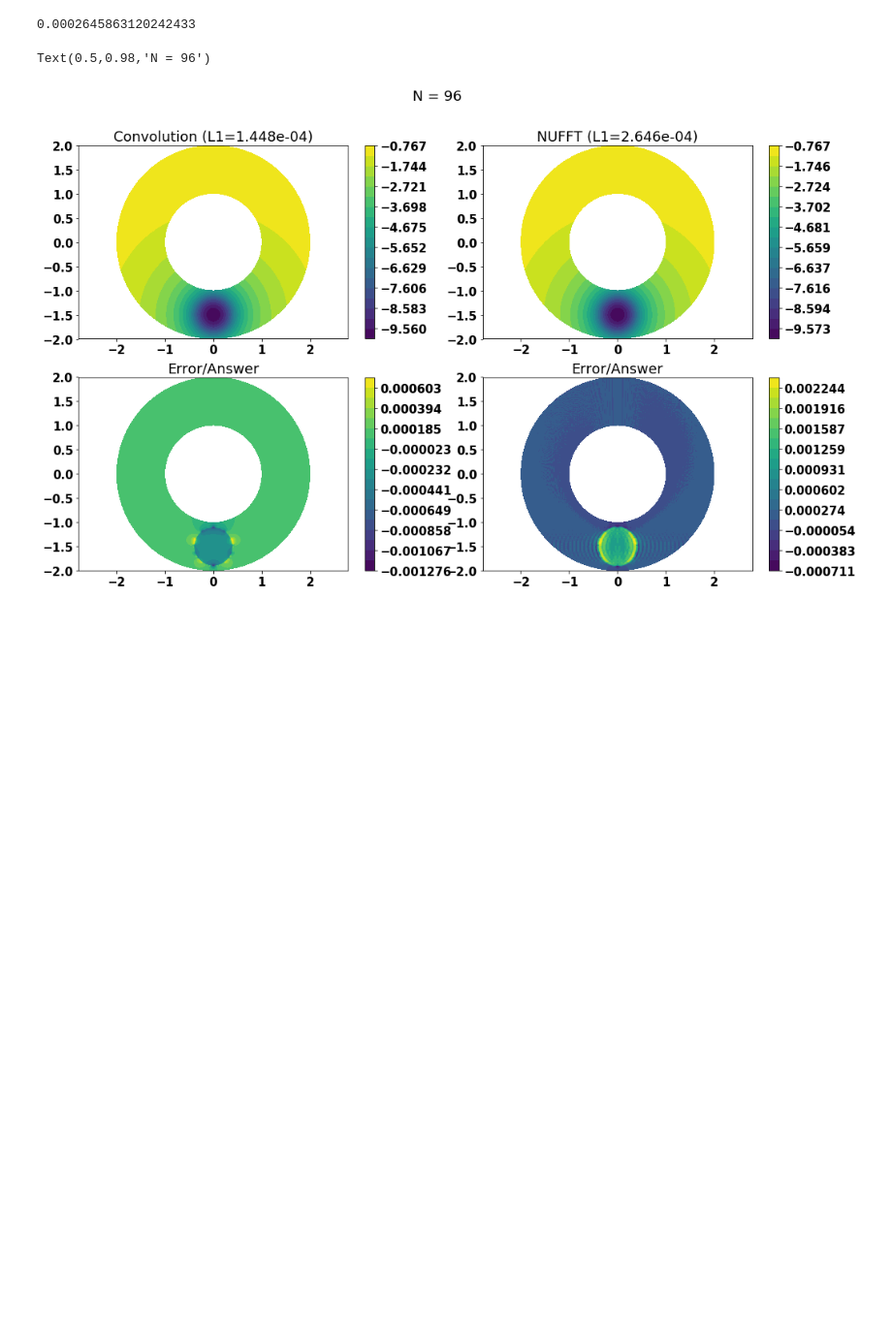
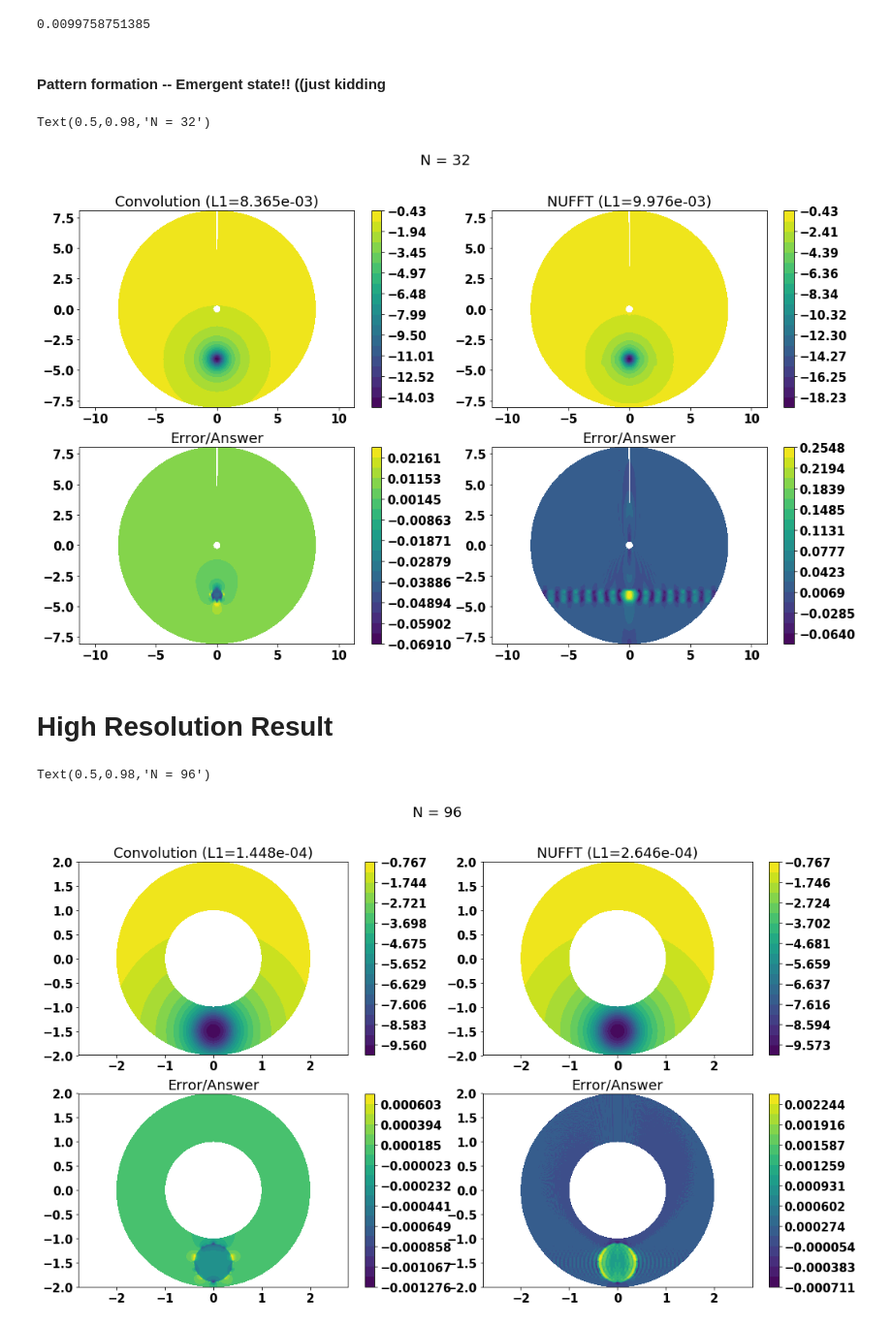
Before and after one commit to data-exp-lab/CyPS, a Jupyter notebook: cyl_poisson_sphere/cyl_poisson.ipynb, the cells around one changed output. Shown: that part at 97% size. Cells and saved outputs as stored; diff of their text form; code cells hidden in the pictures; blank space fills up the shorter version.

```diff
--- a/cyl_poisson_sphere/cyl_poisson.ipynb
+++ b/cyl_poisson_sphere/cyl_poisson.ipynb
@@ -11,11 +11,11 @@ from matplotlib import rc
 from Poisson_Cyl_Sphere import Poisson_Cyl_Sphere as p_solver
 # %%
 rho = 10.0                    ## density inside sphere
-R0  = 0.4                     ## radius of sphere
-NN  = 128                     ## resolution
-x0, y0, z0 = 0.0, -1.5, 0.5   ## center of the sphere
+R0  = 0.5                     ## radius of sphere
+NN  = 32                      ## resolution
+x0, y0, z0 = 0.0, -4.1, 4.0   ## center of the sphere
 # %%
-#convl_sphere = p_solver(rho=rho, R0=R0, x0=x0, y0=y0, z0=z0, NN=NN, method="convolution")
+convl_sphere = p_solver(rho=rho, R0=R0, x0=x0, y0=y0, z0=z0, NN=NN, method="convolution")
 nufft_sphere = p_solver(rho=rho, R0=R0, x0=x0, y0=y0, z0=z0, NN=NN, method="nufft")
 # %%
 #help(nufft_sphere)
@@ -38,9 +42,59 @@ nufft_error_rel = nufft_error/nufft_analytic
 nufft_L1        = nufft_sphere.L1_error()
 print(nufft_L1)
 # %% [output]
-0.0002645863120242433
+0.0099758751385
 # %%
 crt_x1, crt_x2, crt_x3 = nufft_sphere.get_crt_coord()
+# %% [markdown]
+#### Pattern formation -- Emergent state!!  ((just kidding
+# %%
+## Compare Phi solution
+font = {'weight' : 'bold',
+        'size'   : 15}
+matplotlib.rc('font', **font)
+plt.figure(figsize=(17, 10))
+
+plan = int(NN/2)
+
+plt.subplot(221)
+plt.contourf(crt_x1[:,:,0], crt_x2[:,:,0], convl_potential[:,:,plan],
+             levels=np.linspace(np.min(convl_potential[:,:,plan]), np.max(convl_potential[:,:,plan]), 20),
+             cmap="viridis" )
+plt.axis('equal')
+plt.title("Convolution (L1=" + format(convl_L1, ".3e") + ")")
+plt.colorbar()
+
+plt.subplot(222)
+plt.contourf(crt_x1[:,:,0], crt_x2[:,:,0], nufft_potential[:,:,plan],
+             levels=np.linspace(np.min(nufft_potential[:,:,plan]), np.max(nufft_potential[:,:,plan]), 20),
+             cmap="viridis" )
+plt.axis('equal')
+plt.title("NUFFT (L1=" + format(nufft_L1, ".3e") + ")")
+plt.colorbar()
+
+
+plt.subplot(223)
+plt.contourf(crt_x1[:,:,0], crt_x2[:,:,0], convl_error_rel[:,:,plan],
+             levels=np.linspace(np.min(convl_error_rel[:,:,plan]), np.max(convl_error_rel[:,:,plan]), 20),
+             cmap="viridis")
+plt.axis('equal')
+plt.title(r"Error/Answer")
+plt.colorbar()
+
+plt.subplot(224)
+plt.contourf(crt_x1[:,:,0], crt_x2[:,:,0], nufft_error_rel[:,:,plan],
+             levels=np.linspace(np.min(nufft_error_rel[:,:,plan]), np.max(nufft_error_rel[:,:,plan]), 20),
+             cmap="viridis")
+plt.axis('equal')
+plt.title(r"Error/Answer")
+plt.colorbar()
+
+plt.suptitle("N = " + str(NN))
+# %% [output]
+Text(0.5,0.98,'N = 32')
+[figure, added]
+# %% [markdown]
+# High Resolution Result
 # %%
 ## Compare Phi solution
 font = {'weight' : 'bold',
```
Also changed, not shown: parts of 3 cells of this notebook, 1 other file.
